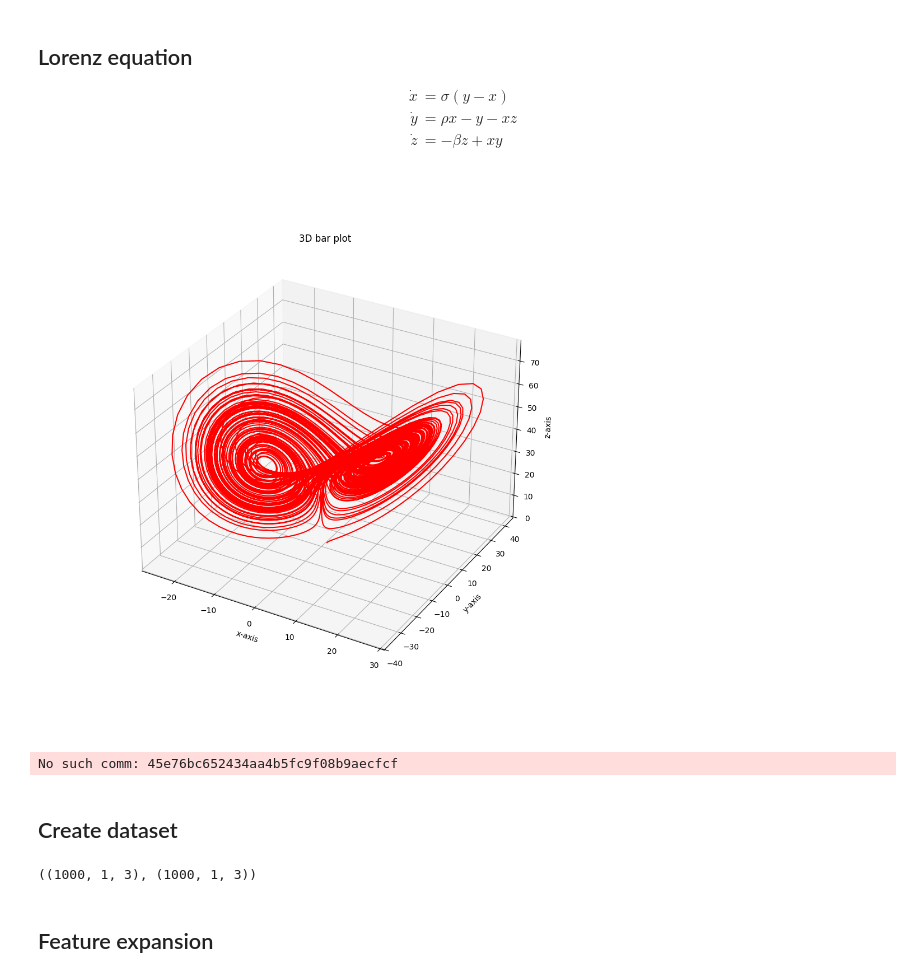
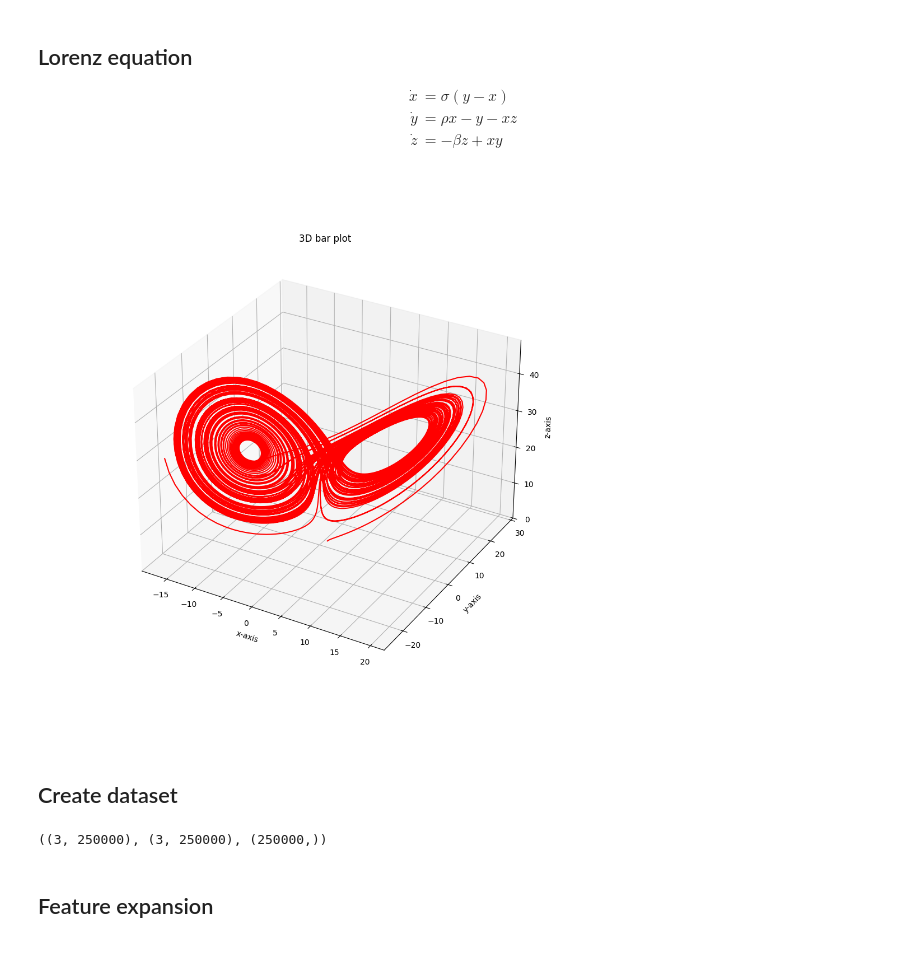
Before and after one commit to timonpalm/SINDy-Net, a Jupyter notebook: experimental.ipynb, the cells around one changed output. Drawn from its saved outputs; the diff is of its cells as text; code cells hidden in the pictures.

```diff
--- a/experimental.ipynb
+++ b/experimental.ipynb
@@ -66,45 +107,45 @@ def create_lorenz_traj(start_points: np.array, n_steps: int, dt=0.01):
 # %%
 n_steps = 10000
-start_point = np.array([[1, 1, 1]])
+start_point = np.array([1, 1, 1])
 
-xyz, _ = create_lorenz_traj(start_point, n_steps)
+xyz, _, t = integrate(start_point, 100)
 
 fig = plt.figure(figsize=(10, 10))
 ax = fig.add_subplot(projection="3d")
-line = ax.plot(xyz[:, 0, 0], xyz[:, 0, 1], xyz[:, 0, 2], color="r")[0]
+line = ax.plot(xyz[0], xyz[1], xyz[2], color="r")[0]
 
 ax.set_title("3D bar plot")
 ax.set_xlabel("x-axis")
 ax.set_ylabel("y-axis")
 ax.set_zlabel("z-axis")
 
 
 def animate(i):
-    line.set_data_3d(xyz[:i, 0, :].T)  # update the data.
+    line.set_data_3d(xyz[:, :i])  # update the data.
     line.set(alpha=0.5, color="r")
     return line
 
 
 ani = FuncAnimation(fig, animate, n_steps, interval=10, repeat=True)
 
 plt.show()
 # %% [output]
-[figure, old version]
+[figure, new version]
-No such comm: 45e76bc652434aa4b5fc9f08b9aecfcf
 # %%
 plt.close()
 # %% [markdown]
 ## Create dataset
 # %%
-n_steps = 1000
-n_points = 1
+t_end = 250
+dt = 0.001
 
-start_points = np.random.uniform(low=-20, high=20, size=(n_points,3))
+start_point = np.random.uniform(low=-20, high=20, size=(3))
+start_point = np.array([-8,7,27])
 
-xyz, dxyz = create_lorenz_traj(start_points, n_steps)
-xyz.shape, dxyz.shape
+xyz, dxyz, t = integrate(start_point, t_end, dt=dt, method="euler")
+xyz.shape, dxyz.shape, t.shape
 # %% [output]
-((1000, 1, 3), (1000, 1, 3))
+((3, 250000), (3, 250000), (250000,))
 # %% [markdown]
 ## Feature expansion
 # %%
```
Also changed, not shown: parts of 13 cells of this notebook.
